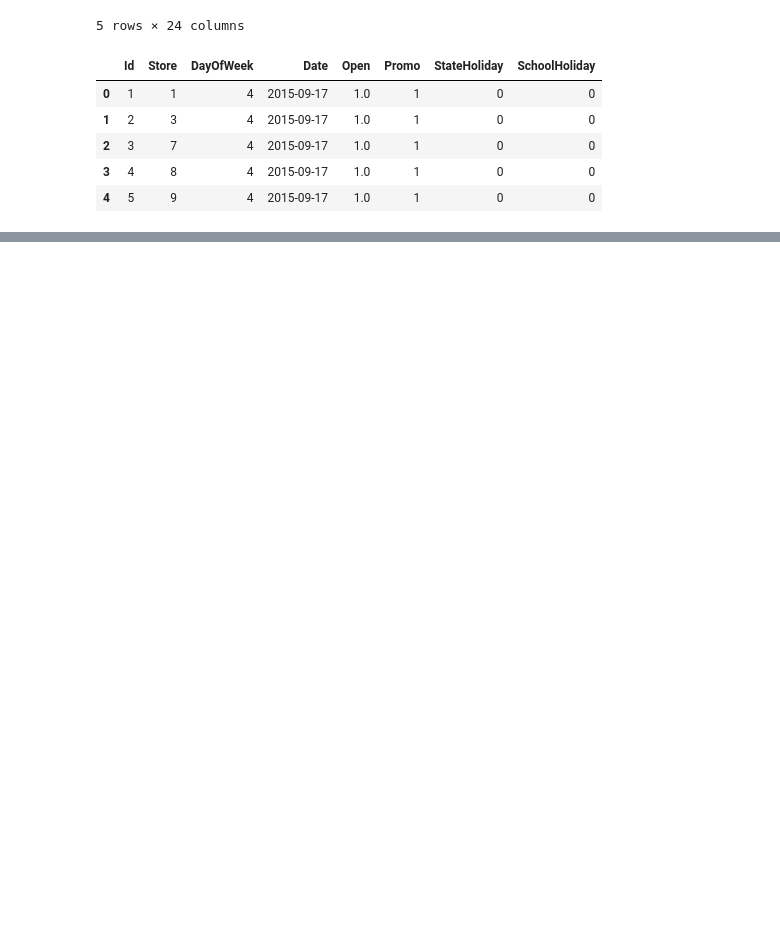
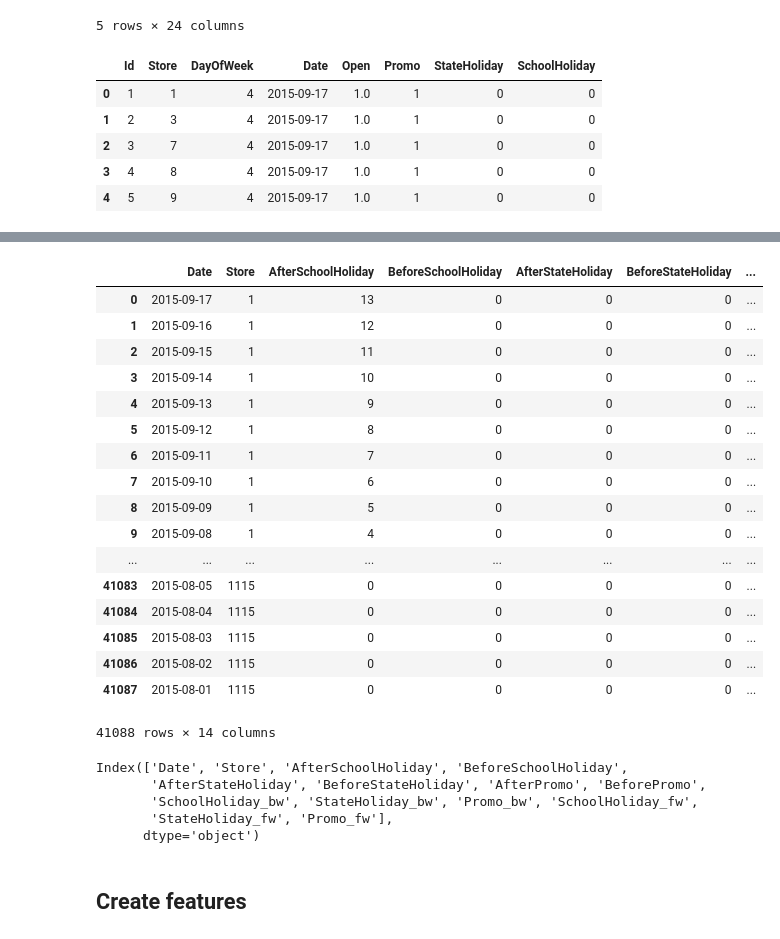
Before and after one commit to panozzaj/fastai, a Jupyter notebook: courses/dl1/Lesson 3 - AP - Structured data analysis.ipynb, the cells around one changed output, grey strips where cells are left out. Saved outputs shown, nothing was run; the diff lists cells and outputs as text; code cells hidden in the pictures; blank space fills up the shorter version.

```diff
--- a/courses/dl1/Lesson 3 - AP - Structured data analysis.ipynb
+++ b/courses/dl1/Lesson 3 - AP - Structured data analysis.ipynb
@@ -69,0 +320,31 @@ AttributeError: module 'pandas.core.common' has no attribute 'is_numeric_dtype'
+# %%
+fwd.drop('Store',1,inplace=True)
+fwd.reset_index(inplace=True)
+# %%
+df.reset_index(inplace=True)
+# %%
+df = df.merge(bwd, 'left', ['Date', 'Store'], suffixes=['', '_bw'])
+df = df.merge(fwd, 'left', ['Date', 'Store'], suffixes=['', '_fw'])
+# %%
+df.drop(columns,1,inplace=True)
+# %%
+df
+# %% [output]
+|  | Date | Store | AfterSchoolHoliday | BeforeSchoolHoliday | AfterStateHoliday | BeforeStateHoliday | ... |
+| 0 | 2015-09-17 | 1 | 13 | 0 | 0 | 0 | ... |
+| 1 | 2015-09-16 | 1 | 12 | 0 | 0 | 0 | ... |
+| 2 | 2015-09-15 | 1 | 11 | 0 | 0 | 0 | ... |
+| 3 | 2015-09-14 | 1 | 10 | 0 | 0 | 0 | ... |
+| 4 | 2015-09-13 | 1 | 9 | 0 | 0 | 0 | ... |
+| 5 | 2015-09-12 | 1 | 8 | 0 | 0 | 0 | ... |
+| 6 | 2015-09-11 | 1 | 7 | 0 | 0 | 0 | ... |
+| 7 | 2015-09-10 | 1 | 6 | 0 | 0 | 0 | ... |
+| 8 | 2015-09-09 | 1 | 5 | 0 | 0 | 0 | ... |
+| 9 | 2015-09-08 | 1 | 4 | 0 | 0 | 0 | ... |
+| ... | ... | ... | ... | ... | ... | ... | ... |
+| 41083 | 2015-08-05 | 1115 | 0 | 0 | 0 | 0 | ... |
+| 41084 | 2015-08-04 | 1115 | 0 | 0 | 0 | 0 | ... |
+| 41085 | 2015-08-03 | 1115 | 0 | 0 | 0 | 0 | ... |
+| 41086 | 2015-08-02 | 1115 | 0 | 0 | 0 | 0 | ... |
+| 41087 | 2015-08-01 | 1115 | 0 | 0 | 0 | 0 | ... |
+41088 rows × 14 columns
@@ -69,0 +357,8 @@ AttributeError: module 'pandas.core.common' has no attribute 'is_numeric_dtype'
+# %%
+df.columns
+# %% [output]
+Index(['Date', 'Store', 'AfterSchoolHoliday', 'BeforeSchoolHoliday',
+       'AfterStateHoliday', 'BeforeStateHoliday', 'AfterPromo', 'BeforePromo',
+       'SchoolHoliday_bw', 'StateHoliday_bw', 'Promo_bw', 'SchoolHoliday_fw',
+       'StateHoliday_fw', 'Promo_fw'],
+      dtype='object')
@@ -69,0 +377,2 @@ AttributeError: module 'pandas.core.common' has no attribute 'is_numeric_dtype'
+# %% [markdown]
+## Create features
```
Also changed, not shown: parts of 72 cells of this notebook, 5 other files.
